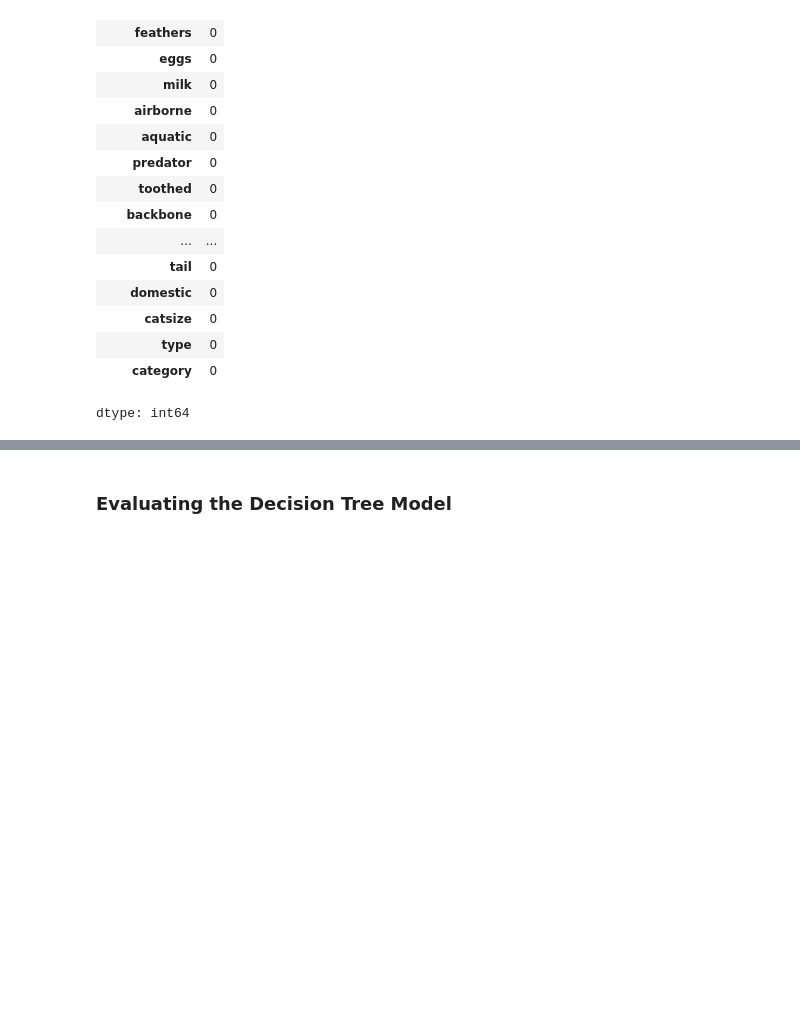
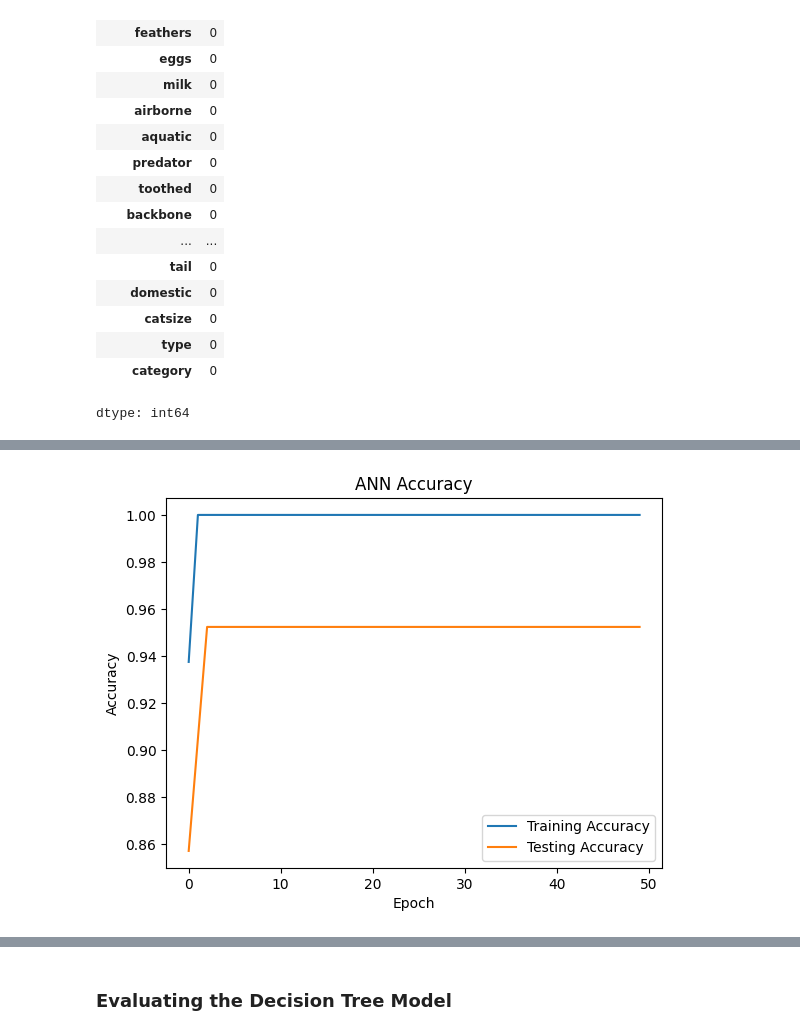
Before and after one commit to deekshasoota/ML-lab-project, a Jupyter notebook: basicdataanalysisusingnumpypandas.ipynb, the cells around one changed output, grey strips where cells are left out. Saved outputs shown, nothing was run; the diff lists cells and outputs as text; code cells hidden in the pictures; blank space fills up the shorter version.

```diff
--- a/basicdataanalysisusingnumpypandas.ipynb
+++ b/basicdataanalysisusingnumpypandas.ipynb
@@ -1607,0 +1548,83 @@ plt.show()
+# %%
+# Step 1: Import libraries
+import pandas as pd
+import numpy as np
+import matplotlib.pyplot as plt
+
+from sklearn.model_selection import train_test_split
+from sklearn.preprocessing import StandardScaler, LabelEncoder
+from sklearn.neural_network import MLPClassifier
+from sklearn.metrics import accuracy_score
+
+# Step 2: Load dataset
+data = pd.read_csv("zoo_cleaned.csv")
+
+# Step 3: Preprocessing
+data = data.drop("animal_name", axis=1)
+
+# Corrected: Drop 'type' (target) and 'category' (non-numeric) from features
+X = data.drop(["type", "category"], axis=1)
+y = data["type"]
+
+# Encode labels
+encoder = LabelEncoder()
+y = encoder.fit_transform(y)
+
+# Train-test split
+X_train, X_test, y_train, y_test = train_test_split(
+    X, y, test_size=0.2, random_state=42
+)
+
+# Feature scaling
+scaler = StandardScaler()
+X_train = scaler.fit_transform(X_train)
+X_test = scaler.transform(X_test)
+
+# Step 4: ANN Model (MLP)
+model = MLPClassifier(
+    hidden_layer_sizes=(16, 12),
+    activation='relu',
+    solver='adam',
+    warm_start=True,   # important for epoch-wise training
+    max_iter=200 # Increased max_iter to allow for convergence
+)
+
+# Step 5: Train model and store metrics
+epochs = 50
+train_acc = []
+test_acc = []
+loss_values = []
+
+for i in range(epochs):
+    model.fit(X_train, y_train)
+
+    # Predictions
+    y_train_pred = model.predict(X_train)
+    y_test_pred = model.predict(X_test)
+
+    # Accuracy
+    train_acc.append(accuracy_score(y_train, y_train_pred))
+    test_acc.append(accuracy_score(y_test, y_test_pred))
+
+    # Loss
+    loss_values.append(model.loss_)
+
+# Step 6: Plot Accuracy Graph
+plt.figure()
+plt.plot(train_acc, label="Training Accuracy")
+plt.plot(test_acc, label="Testing Accuracy")
+plt.title("ANN Accuracy")
+plt.xlabel("Epoch")
+plt.ylabel("Accuracy")
+plt.legend()
+plt.show()
+
+# Step 7: Plot Loss Graph
+plt.figure()
+plt.plot(loss_values)
+plt.title("ANN Loss")
+plt.xlabel("Epoch")
+plt.ylabel("Loss")
+plt.show()
+# %% [output]
+[figure, added]
```
Also changed, not shown: parts of 11 cells of this notebook.
